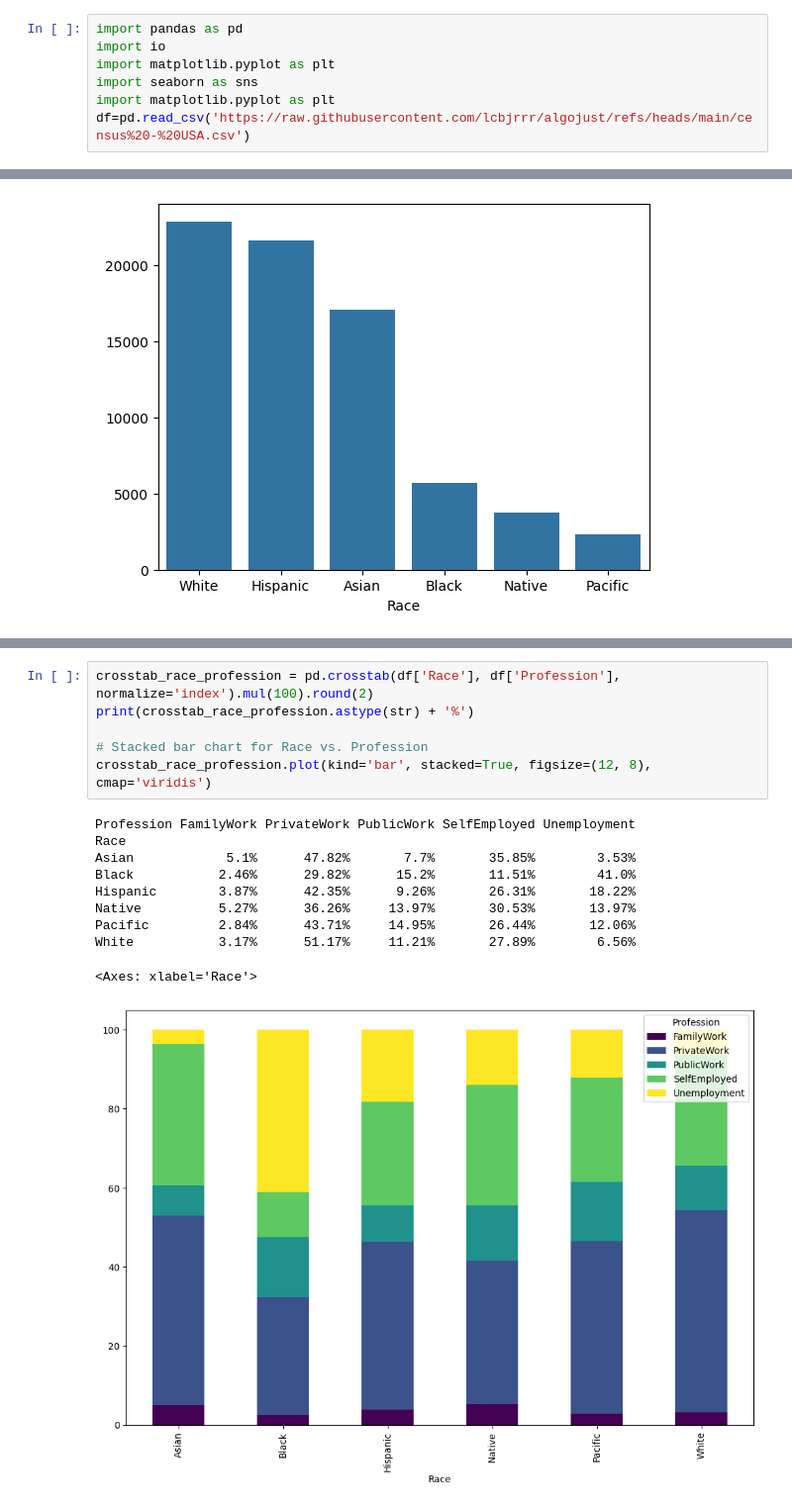
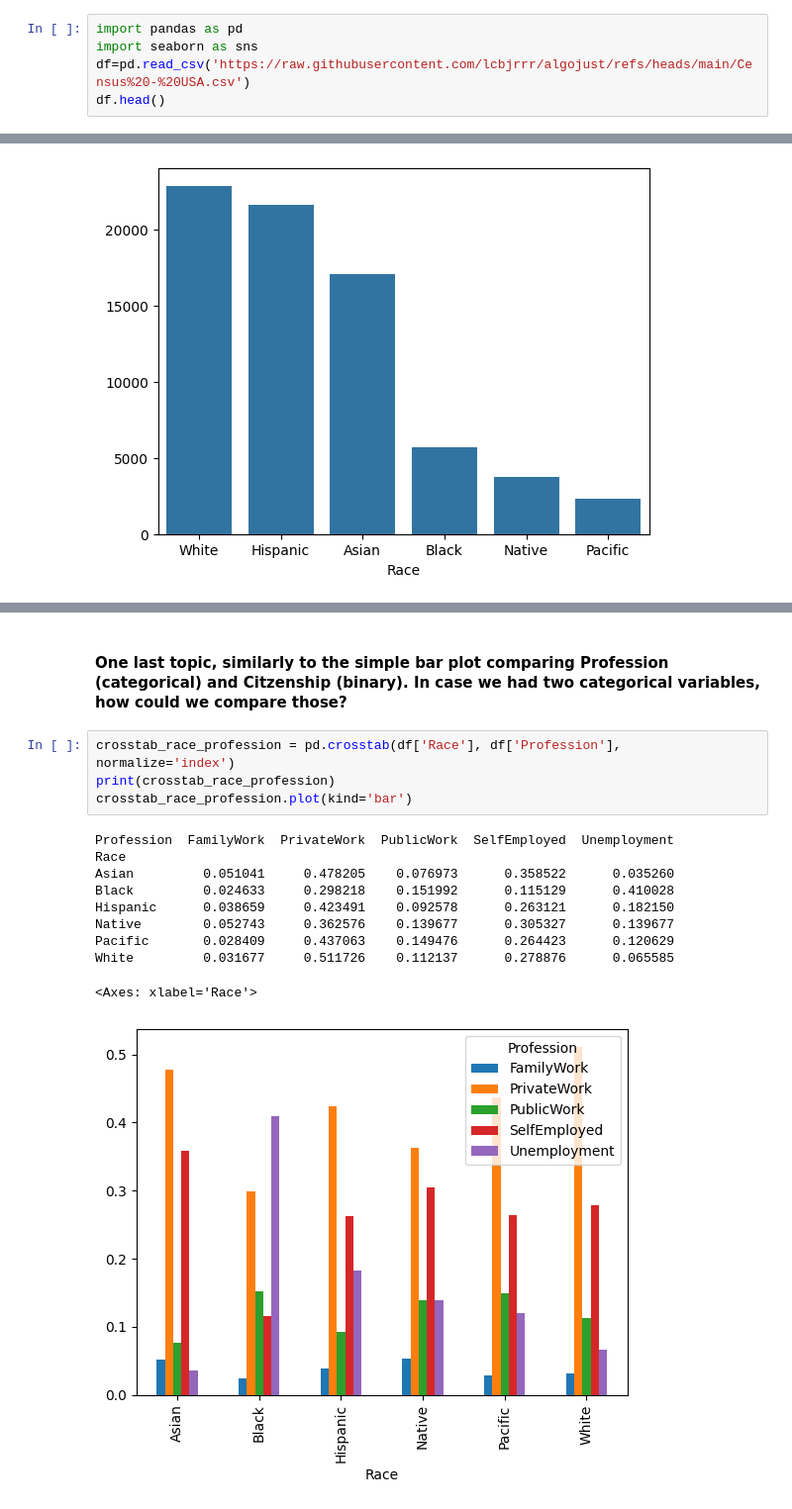
Before and after one commit to lcbjrrr/algojust, a Jupyter notebook: NB02_selectionBias.ipynb, the cells around one changed output, grey strips where cells are left out. Shown at 99% size. Drawn from its saved outputs; the diff is of its cells as text.

```diff
--- a/NB02_selectionBias.ipynb
+++ b/NB02_selectionBias.ipynb
@@ -5,7 +7,5 @@
 # %%
 import pandas as pd
-import io
-import matplotlib.pyplot as plt
 import seaborn as sns
-import matplotlib.pyplot as plt
-df=pd.read_csv('https://raw.githubusercontent.com/lcbjrrr/algojust/refs/heads/main/census%20-%20USA.csv')
+df=pd.read_csv('https://raw.githubusercontent.com/lcbjrrr/algojust/refs/heads/main/Census%20-%20USA.csv')
+df.head()
@@ -98,17 +107,17 @@ Passing `palette` without assigning `hue` is deprecated and will be removed in v
+# %% [markdown]
+#### One last topic, similarly to the simple bar plot comparing Profession (categorical) and Citzenship (binary). In case we had two categorical variables, how could we compare those?
 # %%
-crosstab_race_profession = pd.crosstab(df['Race'], df['Profession'], normalize='index').mul(100).round(2)
-print(crosstab_race_profession.astype(str) + '%')
-
-# Stacked bar chart for Race vs. Profession
-crosstab_race_profession.plot(kind='bar', stacked=True, figsize=(12, 8), cmap='viridis')
+crosstab_race_profession = pd.crosstab(df['Race'], df['Profession'], normalize='index')
+print(crosstab_race_profession)
+crosstab_race_profession.plot(kind='bar')
 # %% [output]
-Profession FamilyWork PrivateWork PublicWork SelfEmployed Unemployment
+Profession  FamilyWork  PrivateWork  PublicWork  SelfEmployed  Unemployment
 Race
-Asian            5.1%      47.82%       7.7%       35.85%        3.53%
-Black           2.46%      29.82%      15.2%       11.51%        41.0%
-Hispanic        3.87%      42.35%      9.26%       26.31%       18.22%
-Native          5.27%      36.26%     13.97%       30.53%       13.97%
-Pacific         2.84%      43.71%     14.95%       26.44%       12.06%
-White           3.17%      51.17%     11.21%       27.89%        6.56%
+Asian         0.051041     0.478205    0.076973      0.358522      0.035260
+Black         0.024633     0.298218    0.151992      0.115129      0.410028
+Hispanic      0.038659     0.423491    0.092578      0.263121      0.182150
+Native        0.052743     0.362576    0.139677      0.305327      0.139677
+Pacific       0.028409     0.437063    0.149476      0.264423      0.120629
+White         0.031677     0.511726    0.112137      0.278876      0.065585
 <Axes: xlabel='Race'>
-[figure, old version]
+[figure, new version]
```
Also changed, not shown: parts of 18 cells of this notebook.
